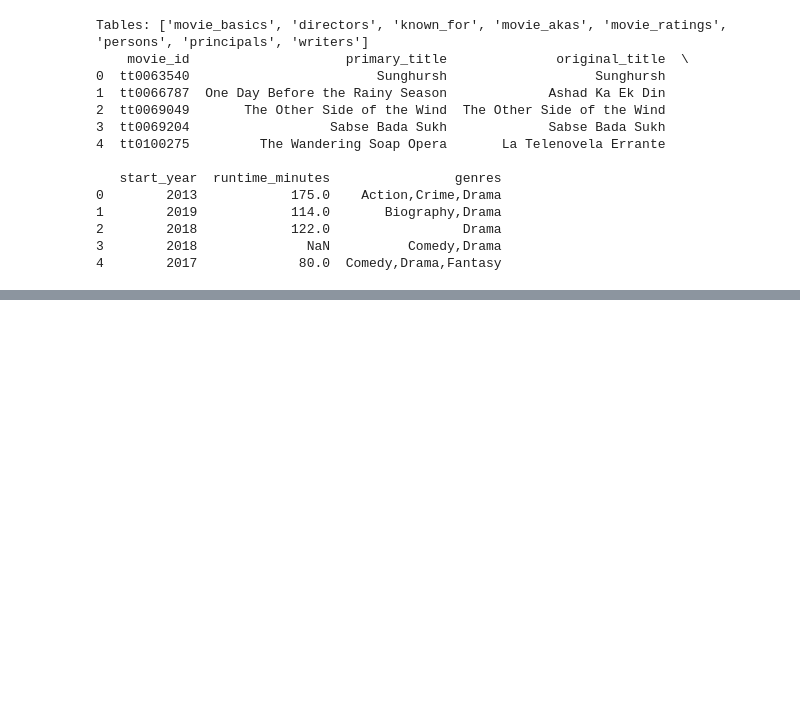
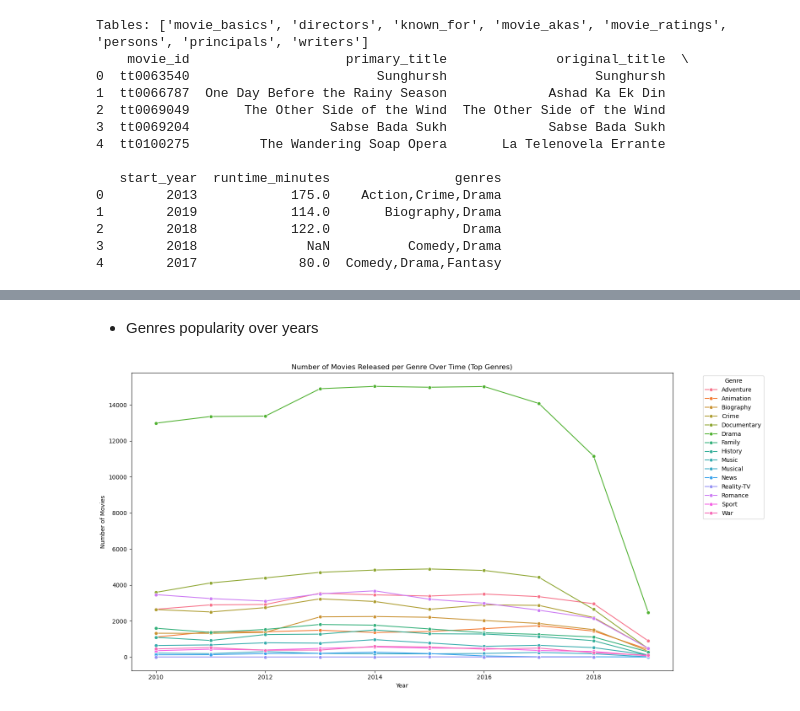
Before and after one commit to MTirop/Group3-End-of-Phase2-Project, a Jupyter notebook: notebooks/lydiah.ipynb, the cells around one changed output, grey strips where cells are left out. Drawn from its saved outputs; the diff is of its cells as text; code cells hidden in the pictures; blank space fills up the shorter version.

```diff
--- a/notebooks/lydiah.ipynb
+++ b/notebooks/lydiah.ipynb
@@ -856,0 +1135,21 @@ df
+# %% [markdown]
+* Genres popularity over years
+# %%
+# Count movies per genre per year
+genre_year_counts = imdf_genres.groupby(['start_year', 'genres']).size().reset_index(name='count')
+
+# Filter top genres only for clarity
+genre_year_counts = genre_year_counts[genre_year_counts['genres'].isin(top_genres['genres'])]
+
+plt.figure(figsize=(16, 8))
+
+sns.lineplot(data=genre_year_counts, x='start_year', y='count', hue='genres', marker='o')
+plt.title('Number of Movies Released per Genre Over Time (Top Genres)')
+plt.xlabel('Year')
+plt.ylabel('Number of Movies')
+plt.legend(title='Genre', bbox_to_anchor=(1.05, 1), loc='upper left')
+plt.tight_layout()
+
+plt.show()
+# %% [output]
+[figure, added]
```
Also changed, not shown: parts of 23 cells of this notebook.
